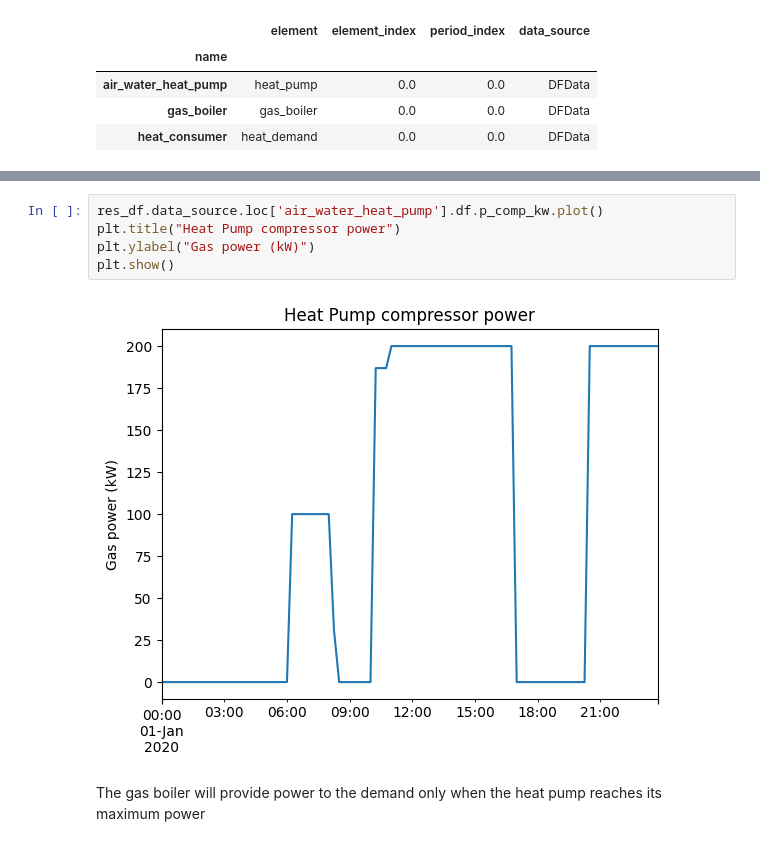
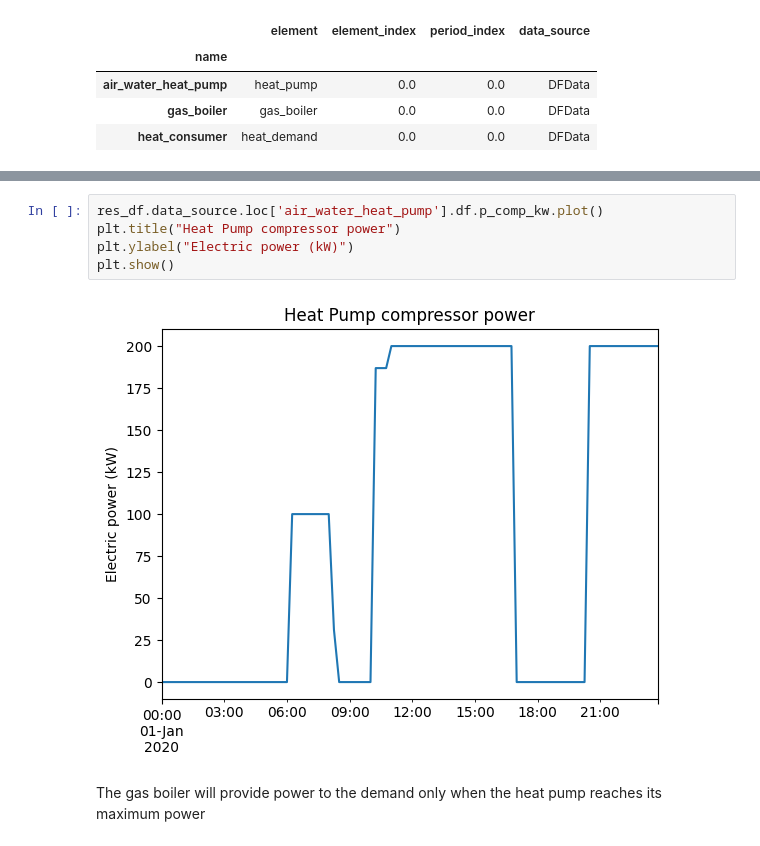
Before and after one commit to e2nIEE/pandaprosumer, a Jupyter notebook: tutorials/supervisor.ipynb, the cells around one changed output, grey strips where cells are left out. Saved outputs shown, nothing was run; the diff lists cells and outputs as text.

```diff
--- a/tutorials/supervisor.ipynb
+++ b/tutorials/supervisor.ipynb
@@ -346,10 +346,10 @@ plt.show()
 # %%
 res_df.data_source.loc['air_water_heat_pump'].df.p_comp_kw.plot()
 plt.title("Heat Pump compressor power")
-plt.ylabel("Gas power (kW)")
+plt.ylabel("Electric power (kW)")
 plt.show()
 # %% [output]
-[figure, old version]
+[figure, new version]
 # %% [markdown]
 The gas boiler will provide power to the demand only when the heat pump reaches its maximum power
 # %%
```
Also changed, not shown: parts of 7 cells of this notebook, 2 other files.
